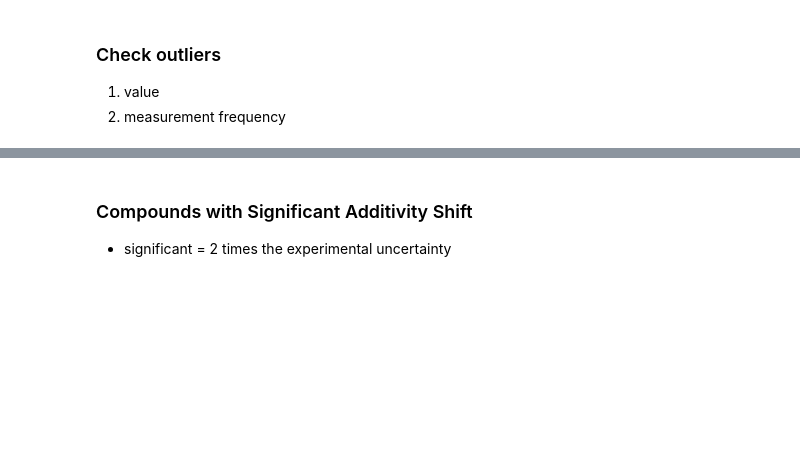
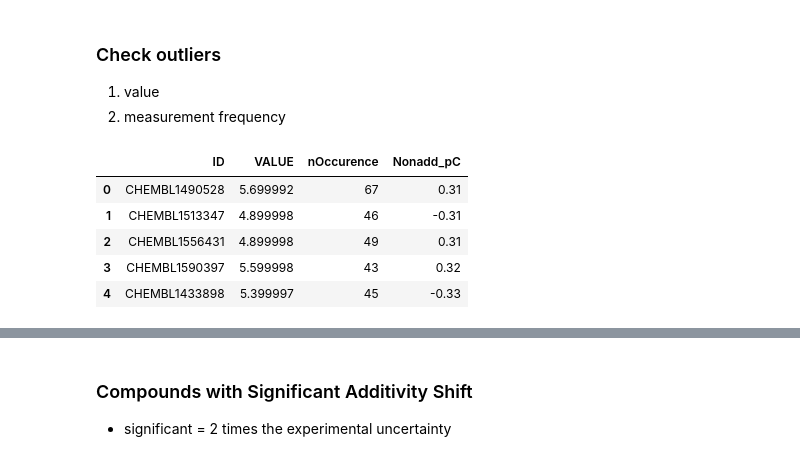
Before and after one commit to MolecularAI/NonadditivityAnalysis, a Jupyter notebook: NAA_Workflow_ChEMBL.ipynb, the cells around one changed output, grey strips where cells are left out. Cells and saved outputs as stored; diff of their text form; code cells hidden in the pictures; blank space fills up the shorter version.

```diff
--- a/NAA_Workflow_ChEMBL.ipynb
+++ b/NAA_Workflow_ChEMBL.ipynb
@@ -224,8 +255,16 @@ plt.show()
 # %%
 ambiguous_compounds = ambiguous_compounds[['Compound_ID', 'Measured', 'nOccurence', 'Nonadd_pC']]
 ambiguous_compounds = ambiguous_compounds.rename(columns=({'Compound_ID':'ID'}))
 ambiguous_compounds = pd.merge(ambiguous_compounds, df, on='ID')
 ambiguous_compounds = ambiguous_compounds[['ID', 'VALUE', 'nOccurence', 'Nonadd_pC']]
+ambiguous_compounds.head()
+# %% [output]
+|  | ID | VALUE | nOccurence | Nonadd_pC |
+| 0 | CHEMBL1490528 | 5.699992 | 67 | 0.31 |
+| 1 | CHEMBL1513347 | 4.899998 | 46 | -0.31 |
+| 2 | CHEMBL1556431 | 4.899998 | 49 | 0.31 |
+| 3 | CHEMBL1590397 | 5.599998 | 43 | 0.32 |
+| 4 | CHEMBL1433898 | 5.399997 | 45 | -0.33 |
 # %%
 plot_outliers(ambiguous_compounds['VALUE'], 'Outliers')
 # %% [output]
```
Also changed, not shown: parts of 24 cells of this notebook.
